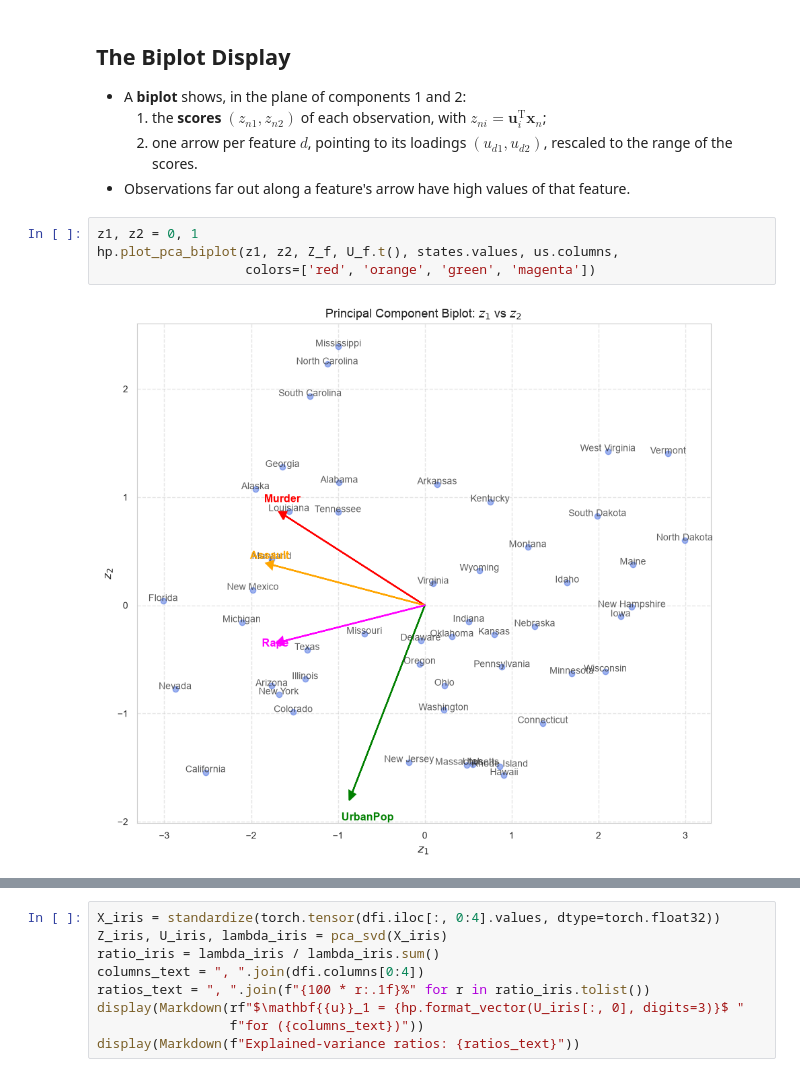
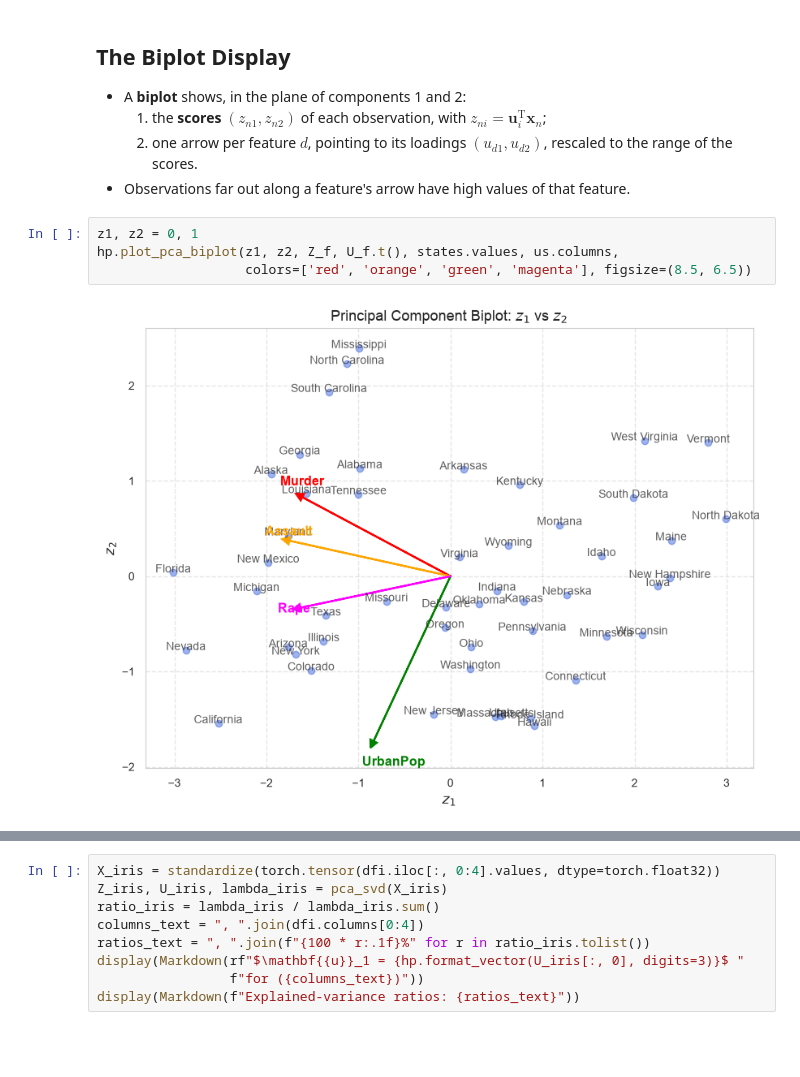
Before and after one commit to konstantin-schekotihin/dl_course, a Jupyter notebook: ML-DL/01_foundations/04_algebra.ipynb, the cells around one changed output, grey strips where cells are left out. Cells and saved outputs as stored; diff of their text form; blank space fills up the shorter version.

```diff
--- a/ML-DL/01_foundations/04_algebra.ipynb
+++ b/ML-DL/01_foundations/04_algebra.ipynb
@@ -1146,9 +1154,9 @@ $M = 2$: $J = \frac{1}{N}\sum_n \|\mathbf{x}_n - \tilde{\mathbf{x}}_n\|^2 = 0.53
 # %%
 z1, z2 = 0, 1
 hp.plot_pca_biplot(z1, z2, Z_f, U_f.t(), states.values, us.columns,
-                   colors=['red', 'orange', 'green', 'magenta'])
+                   colors=['red', 'orange', 'green', 'magenta'], figsize=(8.5, 6.5))
 # %% [output]
-[figure, old version]
+[figure, new version]
 # %% [markdown]
 ## Case Study: Iris Dataset
 
```
Also changed, not shown: parts of 13 cells of this notebook, 5 other files.
